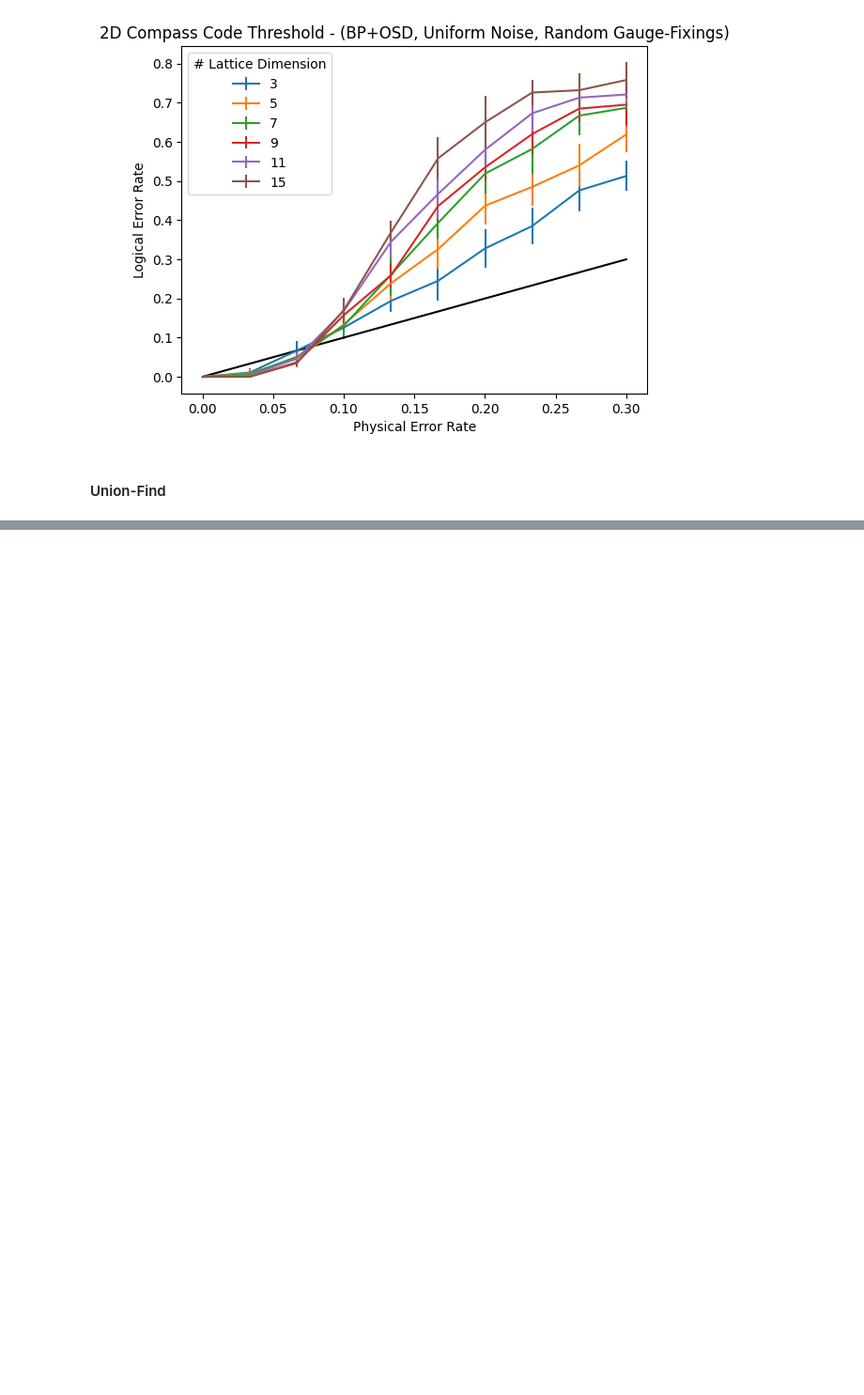
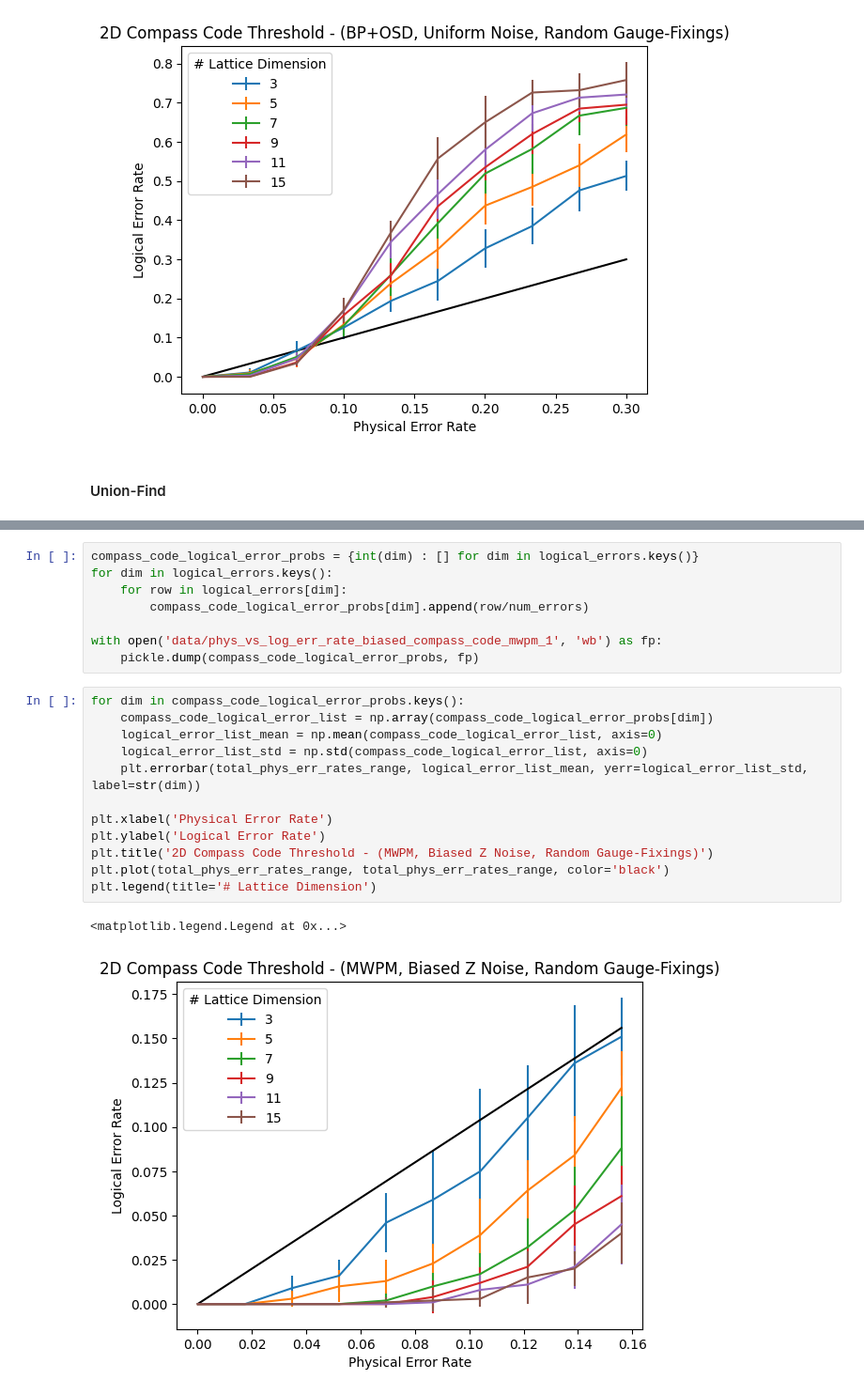
Before and after one commit to jpmarceaux/QuantumHardwareSubgroup, a Jupyter notebook: lib/systematic_code_cap_sim_v3.ipynb, the cells around one changed output, grey strips where cells are left out. Shown at 94% size. Cells and saved outputs as stored; diff of their text form; blank space fills up the shorter version.

```diff
--- a/lib/systematic_code_cap_sim_v3.ipynb
+++ b/lib/systematic_code_cap_sim_v3.ipynb
@@ -575,0 +704,23 @@ plt.legend(title='# Lattice Dimension')
+# %%
+compass_code_logical_error_probs = {int(dim) : [] for dim in logical_errors.keys()}
+for dim in logical_errors.keys():
+    for row in logical_errors[dim]:
+        compass_code_logical_error_probs[dim].append(row/num_errors)
+
+with open('data/phys_vs_log_err_rate_biased_compass_code_mwpm_1', 'wb') as fp:
+    pickle.dump(compass_code_logical_error_probs, fp)
+# %%
+for dim in compass_code_logical_error_probs.keys():
+    compass_code_logical_error_list = np.array(compass_code_logical_error_probs[dim])
+    logical_error_list_mean = np.mean(compass_code_logical_error_list, axis=0)
+    logical_error_list_std = np.std(compass_code_logical_error_list, axis=0)
+    plt.errorbar(total_phys_err_rates_range, logical_error_list_mean, yerr=logical_error_list_std, label=str(dim))
+
+plt.xlabel('Physical Error Rate')
+plt.ylabel('Logical Error Rate')
+plt.title('2D Compass Code Threshold - (MWPM, Biased Z Noise, Random Gauge-Fixings)')
+plt.plot(total_phys_err_rates_range, total_phys_err_rates_range, color='black')
+plt.legend(title='# Lattice Dimension')
+# %% [output]
+<matplotlib.legend.Legend at 0x...>
+[figure, added]
```
Also changed, not shown: parts of 21 cells of this notebook, 9 other files.
